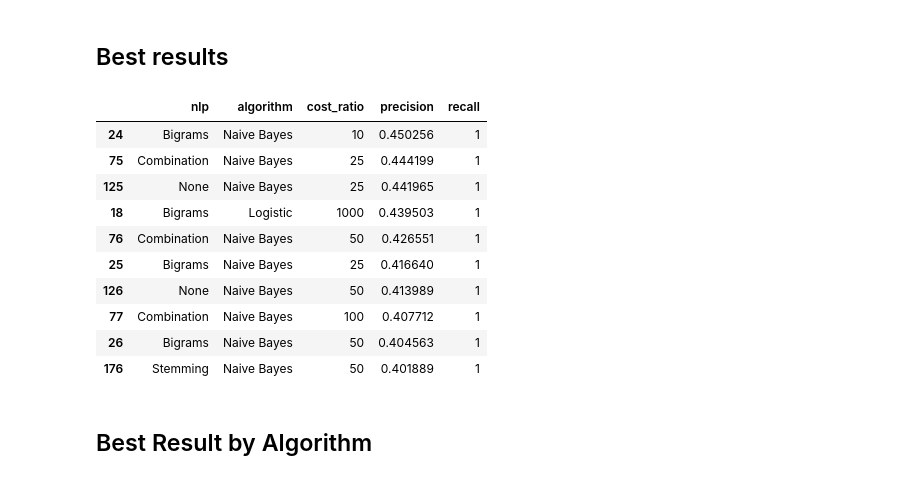
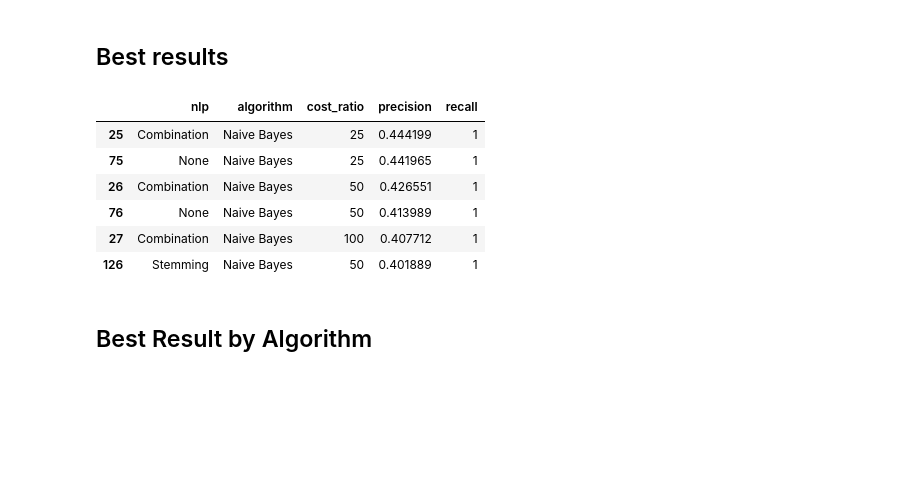
Before and after one commit to borjaeg/thete, a Jupyter notebook: Paper-Analysis.ipynb, the cells around one changed output. Cells and saved outputs as stored; diff of their text form; code cells hidden in the pictures; blank space fills up the shorter version.

Commit message:
removing bigrams from experiments

```diff
--- a/Paper-Analysis.ipynb
+++ b/Paper-Analysis.ipynb
@@ -24,19 +24,15 @@ accepted_results[accepted_results["precision"] == accepted_results["precision"].
 # %% [markdown]
 ## Best results
 # %%
-accepted_results[accepted_results["precision"] > 0.4].sort(["precision"], ascending=False)
+accepted_results[accepted_results["precision"] > 0.35].sort(["precision"], ascending=False)
 # %% [output]
 |  | nlp | algorithm | cost_ratio | precision | recall |
-| 24 | Bigrams | Naive Bayes | 10 | 0.450256 | 1 |
-| 75 | Combination | Naive Bayes | 25 | 0.444199 | 1 |
-| 125 | None | Naive Bayes | 25 | 0.441965 | 1 |
-| 18 | Bigrams | Logistic | 1000 | 0.439503 | 1 |
-| 76 | Combination | Naive Bayes | 50 | 0.426551 | 1 |
-| 25 | Bigrams | Naive Bayes | 25 | 0.416640 | 1 |
-| 126 | None | Naive Bayes | 50 | 0.413989 | 1 |
-| 77 | Combination | Naive Bayes | 100 | 0.407712 | 1 |
-| 26 | Bigrams | Naive Bayes | 50 | 0.404563 | 1 |
-| 176 | Stemming | Naive Bayes | 50 | 0.401889 | 1 |
+| 25 | Combination | Naive Bayes | 25 | 0.444199 | 1 |
+| 75 | None | Naive Bayes | 25 | 0.441965 | 1 |
+| 26 | Combination | Naive Bayes | 50 | 0.426551 | 1 |
+| 76 | None | Naive Bayes | 50 | 0.413989 | 1 |
+| 27 | Combination | Naive Bayes | 100 | 0.407712 | 1 |
+| 126 | Stemming | Naive Bayes | 50 | 0.401889 | 1 |
 # %% [markdown]
 ## Best Result by Algorithm
 # %%
```
Also changed, not shown: parts of 1 cell of this notebook, 1 other file.
